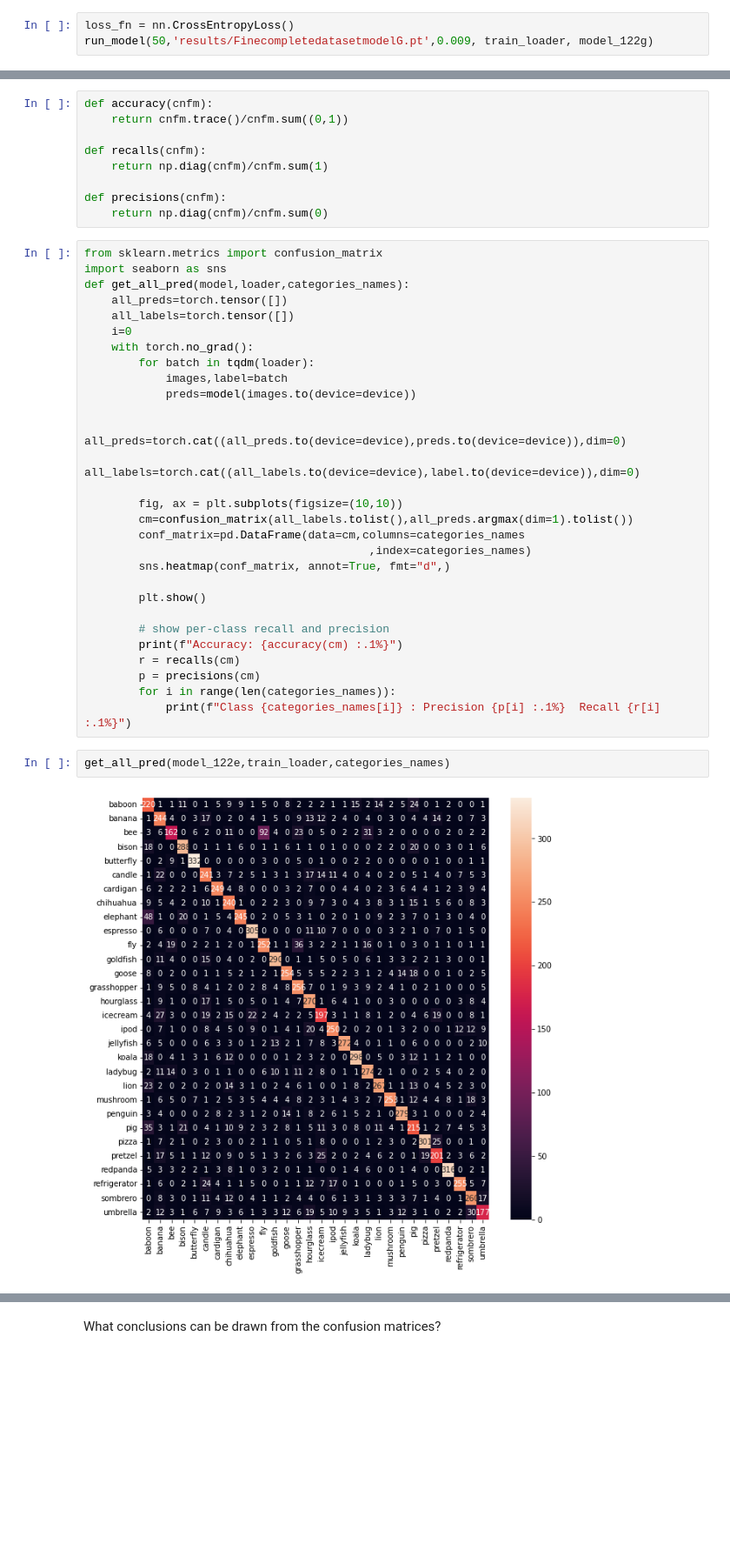
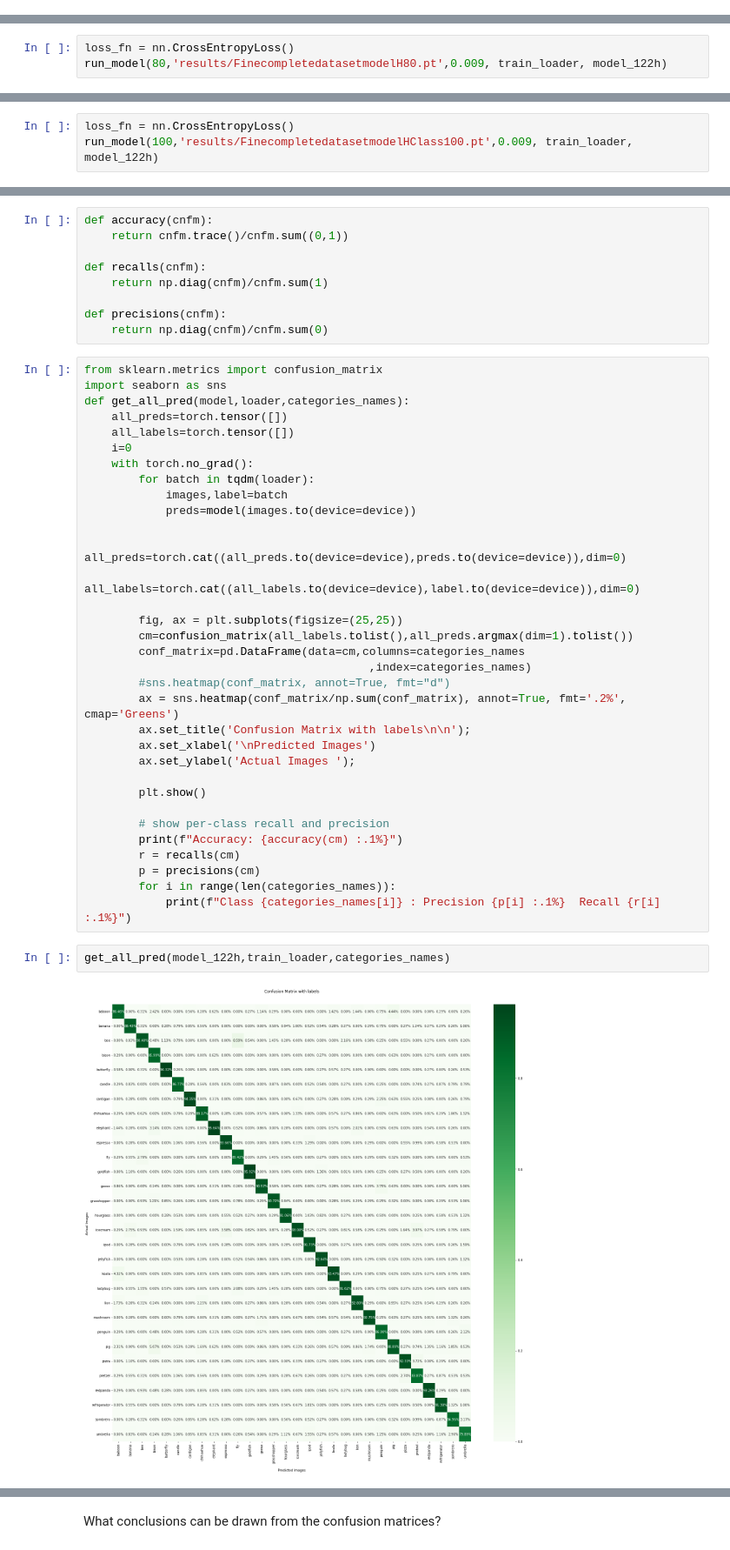
Before and after one commit to buthaina279/P4DS, a Jupyter notebook: COMP5623M_CW1_colab.ipynb, the cells around one changed output, grey strips where cells are left out. Shown at 87% size. Saved outputs shown, nothing was run; the diff lists cells and outputs as text; blank space fills up the shorter version.

```diff
--- a/COMP5623M_CW1_colab.ipynb
+++ b/COMP5623M_CW1_colab.ipynb
@@ -1204,3 +1040,0 @@ epoch: 11 training loss:  2.144 training accuracy:  37.9%  validation loss:  2.0
-# %%
-loss_fn = nn.CrossEntropyLoss()
-run_model(50,'results/FinecompletedatasetmodelG.pt',0.009, train_loader, model_122g)
@@ -1241,0 +1062,3 @@ viz_model('results/FinecompletedatasetmodelH.pt')
+# %%
+loss_fn = nn.CrossEntropyLoss()
+run_model(80,'results/FinecompletedatasetmodelH80.pt',0.009, train_loader, model_122h)
@@ -1241,0 +1083,3 @@ viz_model('results/FinecompletedatasetmodelH.pt')
+# %%
+loss_fn = nn.CrossEntropyLoss()
+run_model(100,'results/FinecompletedatasetmodelHClass100.pt',0.009, train_loader, model_122h)
@@ -1296,11 +1154,15 @@ def get_all_pred(model,loader,categories_names):
             all_preds=torch.cat((all_preds.to(device=device),preds.to(device=device)),dim=0)
             all_labels=torch.cat((all_labels.to(device=device),label.to(device=device)),dim=0)
 
-        fig, ax = plt.subplots(figsize=(10,10))
+        fig, ax = plt.subplots(figsize=(25,25))
         cm=confusion_matrix(all_labels.tolist(),all_preds.argmax(dim=1).tolist())
         conf_matrix=pd.DataFrame(data=cm,columns=categories_names
                                           ,index=categories_names)
-        sns.heatmap(conf_matrix, annot=True, fmt="d",)
+        #sns.heatmap(conf_matrix, annot=True, fmt="d")
+        ax = sns.heatmap(conf_matrix/np.sum(conf_matrix), annot=True, fmt='.2%', cmap='Greens')
+        ax.set_title('Confusion Matrix with labels\n\n');
+        ax.set_xlabel('\nPredicted Images')
+        ax.set_ylabel('Actual Images ');
 
         plt.show()
 
@@ -1311,6 +1173,6 @@ def get_all_pred(model,loader,categories_names):
         for i in range(len(categories_names)):
             print(f"Class {categories_names[i]} : Precision {p[i] :.1%}  Recall {r[i] :.1%}")
 # %%
-get_all_pred(model_122e,train_loader,categories_names)
+get_all_pred(model_122h,train_loader,categories_names)
 # %% [output]
-[figure, old version]
+[figure, new version]
```
Also changed, not shown: parts of 78 cells of this notebook.
